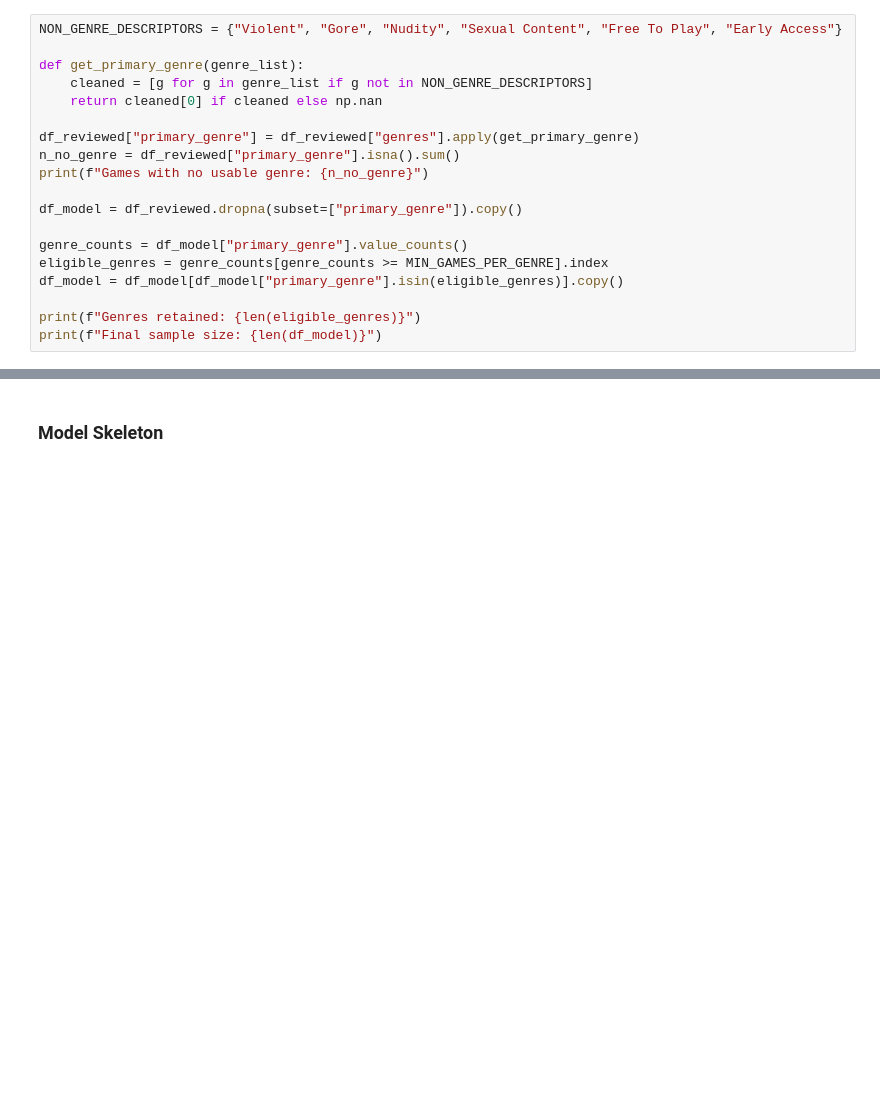
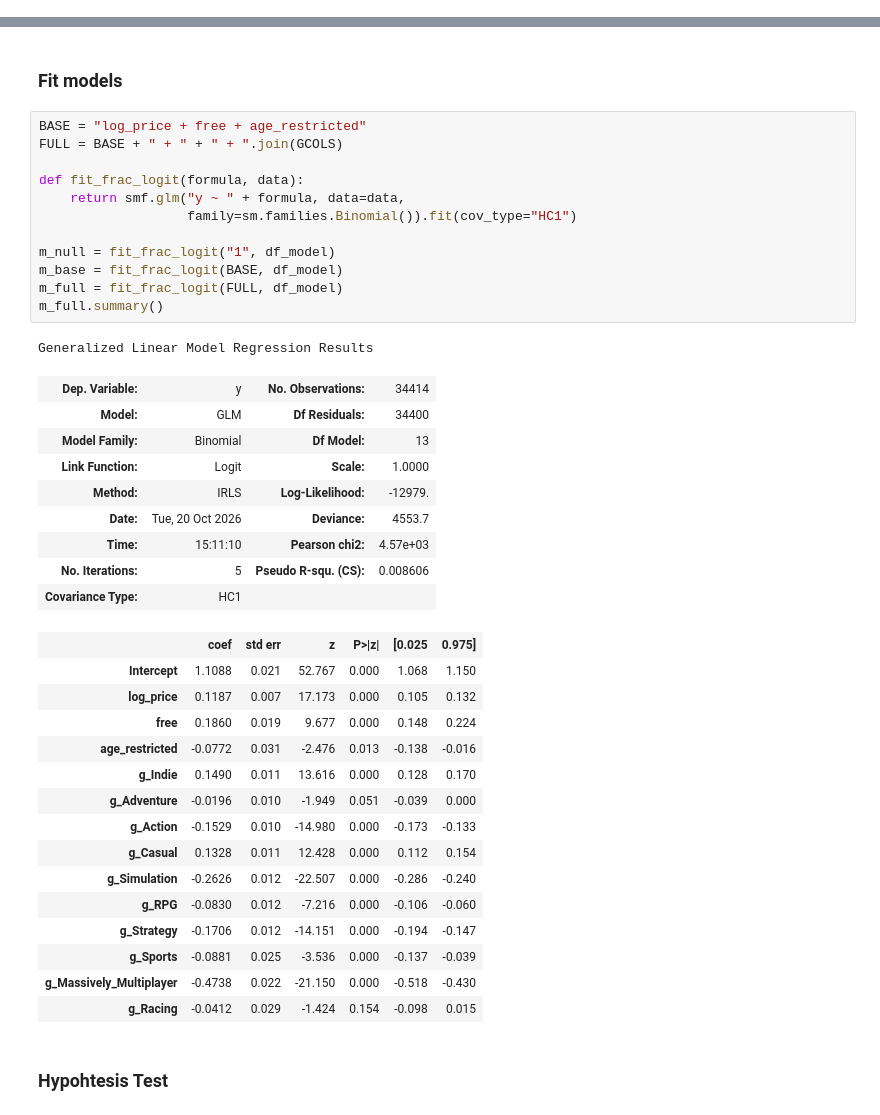
Before and after one commit to rakeikahukoti-del/DATA301-individual-project, a Jupyter notebook: notebooks/phase2-analysis.ipynb, the cells around one changed output, grey strips where cells are left out. Drawn from its saved outputs; the diff is of its cells as text; blank space fills up the shorter version.

Commit message:
added skeleton qmd file, drafted code section

```diff
--- a/notebooks/phase2-analysis.ipynb
+++ b/notebooks/phase2-analysis.ipynb
@@ -54,19 +51,0 @@ Games kept: 34583 / 89618 (38.6%)
-# %%
-NON_GENRE_DESCRIPTORS = {"Violent", "Gore", "Nudity", "Sexual Content", "Free To Play", "Early Access"}
-
-def get_primary_genre(genre_list):
-    cleaned = [g for g in genre_list if g not in NON_GENRE_DESCRIPTORS]
-    return cleaned[0] if cleaned else np.nan
-
-df_reviewed["primary_genre"] = df_reviewed["genres"].apply(get_primary_genre)
-n_no_genre = df_reviewed["primary_genre"].isna().sum()
-print(f"Games with no usable genre: {n_no_genre}")
-
-df_model = df_reviewed.dropna(subset=["primary_genre"]).copy()
-
-genre_counts = df_model["primary_genre"].value_counts()
-eligible_genres = genre_counts[genre_counts >= MIN_GAMES_PER_GENRE].index
-df_model = df_model[df_model["primary_genre"].isin(eligible_genres)].copy()
-
-print(f"Genres retained: {len(eligible_genres)}")
-print(f"Final sample size: {len(df_model)}")
@@ -99,3 +64,43 @@ Name: logit_pct_pos, dtype: float64
+# %% [markdown]
+### Fit models
+# %%
+BASE = "log_price + free + age_restricted"
+FULL = BASE + " + " + " + ".join(GCOLS)
+
+def fit_frac_logit(formula, data):
+    return smf.glm("y ~ " + formula, data=data,
+                   family=sm.families.Binomial()).fit(cov_type="HC1")
+
+m_null = fit_frac_logit("1", df_model)
+m_base = fit_frac_logit(BASE, df_model)
+m_full = fit_frac_logit(FULL, df_model)
+m_full.summary()
+# %% [output]
+Generalized Linear Model Regression Results
+| Dep. Variable: | y | No. Observations: | 34414 |
+| Model: | GLM | Df Residuals: | 34400 |
+| Model Family: | Binomial | Df Model: | 13 |
+| Link Function: | Logit | Scale: | 1.0000 |
+| Method: | IRLS | Log-Likelihood: | -12979. |
+| Date: | Tue, 20 Oct 2026 | Deviance: | 4553.7 |
+| Time: | 15:11:10 | Pearson chi2: | 4.57e+03 |
+| No. Iterations: | 5 | Pseudo R-squ. (CS): | 0.008606 |
+| Covariance Type: | HC1 |  |  |
+|  | coef | std err | z | P>|z| | [0.025 | 0.975] |
+| Intercept | 1.1088 | 0.021 | 52.767 | 0.000 | 1.068 | 1.150 |
+| log_price | 0.1187 | 0.007 | 17.173 | 0.000 | 0.105 | 0.132 |
+| free | 0.1860 | 0.019 | 9.677 | 0.000 | 0.148 | 0.224 |
+| age_restricted | -0.0772 | 0.031 | -2.476 | 0.013 | -0.138 | -0.016 |
+| g_Indie | 0.1490 | 0.011 | 13.616 | 0.000 | 0.128 | 0.170 |
+| g_Adventure | -0.0196 | 0.010 | -1.949 | 0.051 | -0.039 | 0.000 |
+| g_Action | -0.1529 | 0.010 | -14.980 | 0.000 | -0.173 | -0.133 |
+| g_Casual | 0.1328 | 0.011 | 12.428 | 0.000 | 0.112 | 0.154 |
+| g_Simulation | -0.2626 | 0.012 | -22.507 | 0.000 | -0.286 | -0.240 |
+| g_RPG | -0.0830 | 0.012 | -7.216 | 0.000 | -0.106 | -0.060 |
+| g_Strategy | -0.1706 | 0.012 | -14.151 | 0.000 | -0.194 | -0.147 |
+| g_Sports | -0.0881 | 0.025 | -3.536 | 0.000 | -0.137 | -0.039 |
+| g_Massively_Multiplayer | -0.4738 | 0.022 | -21.150 | 0.000 | -0.518 | -0.430 |
+| g_Racing | -0.0412 | 0.029 | -1.424 | 0.154 | -0.098 | 0.015 |
 # %% [markdown]
-###  Model Skeleton
+### Hypohtesis Test
 # %%
```
Also changed, not shown: parts of 26 cells of this notebook, 7 other files.
